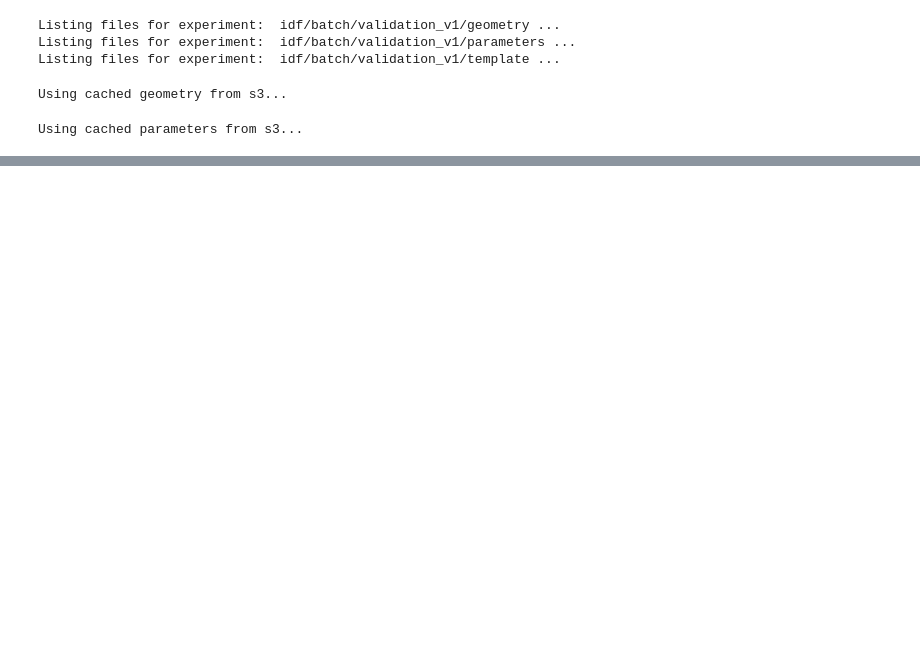
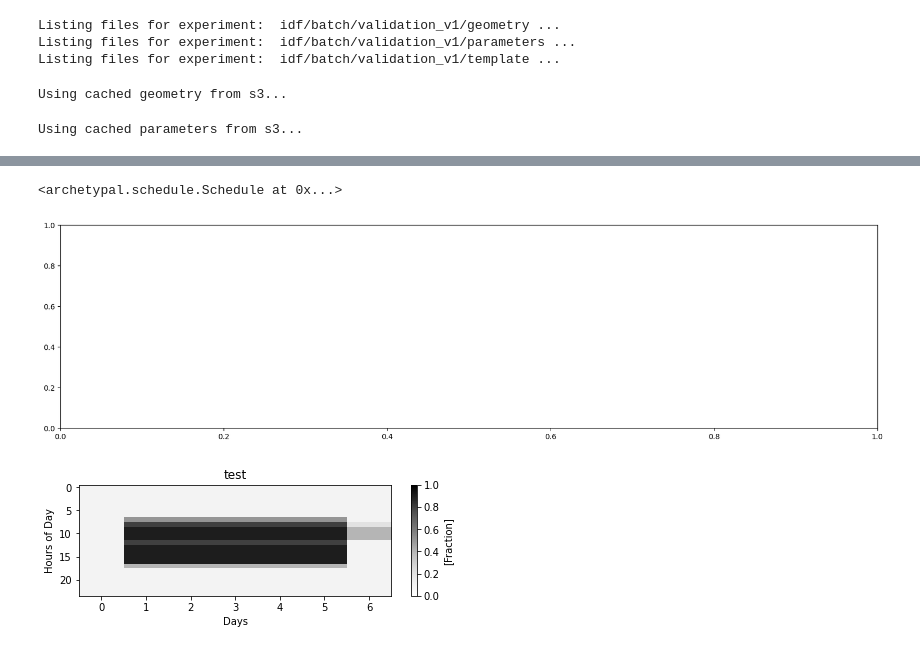
Before and after one commit to szvsw/ml-for-building-energy-modeling, a Jupyter notebook: ml-for-bem/notebooks/validate.ipynb, the cells around one changed output, grey strips where cells are left out. Drawn from its saved outputs; the diff is of its cells as text; code cells hidden in the pictures; blank space fills up the shorter version.

```diff
--- a/ml-for-bem/notebooks/validate.ipynb
+++ b/ml-for-bem/notebooks/validate.ipynb
@@ -102,0 +560,12 @@ Listing files for experiment:  idf/batch/validation_v1/seattle/epw ...
+# %%
+from archetypal.schedule import Schedule
+
+
+fig, ax = plt.subplots(1, 1, figsize=(20, 5))
+sch = Schedule.from_values(Name="test", Values=scheds[0, 0, : 7 * 24])
+
+sch
+# %% [output]
+<archetypal.schedule.Schedule at 0x...>
+[figure, added]
+[figure, added]
```
Also changed, not shown: parts of 30 cells of this notebook.
